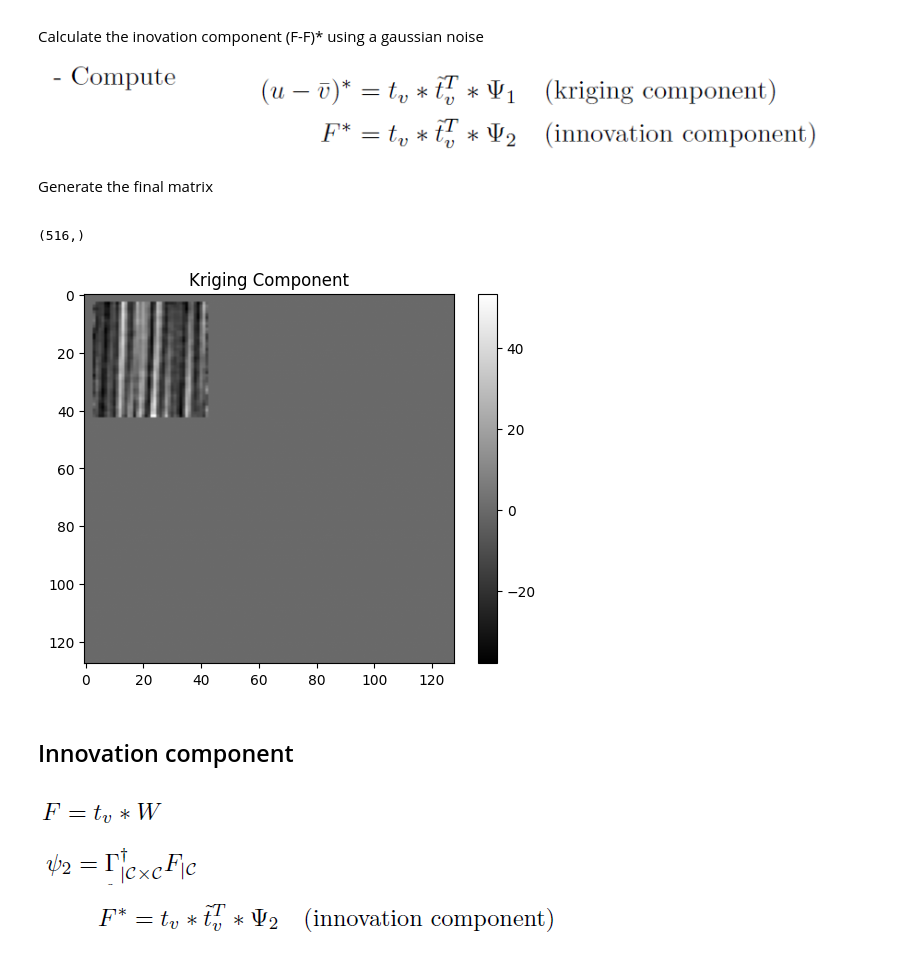
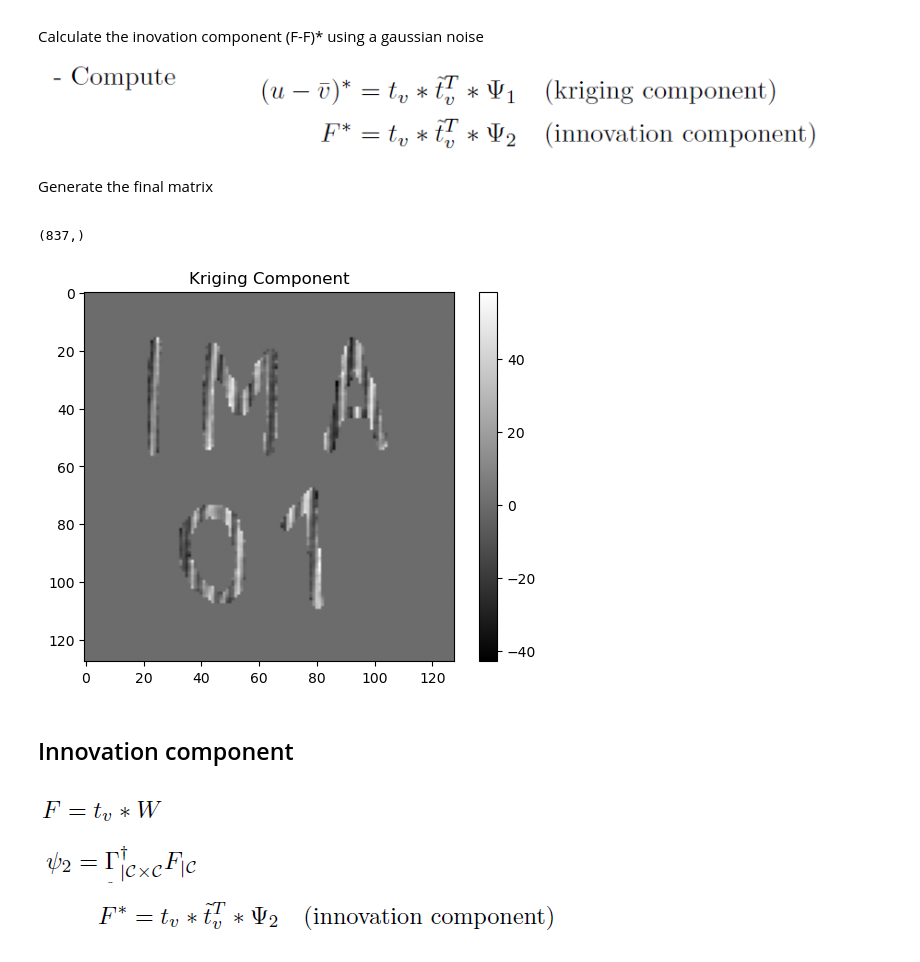
Before and after one commit to guilhermeRaibolt/gaussian-impainting, a Jupyter notebook: gaussian_sampling.ipynb, the cells around one changed output. Cells and saved outputs as stored; diff of their text form; code cells hidden in the pictures.

```diff
--- a/gaussian_sampling.ipynb
+++ b/gaussian_sampling.ipynb
@@ -91,5 +138,5 @@ plt.imshow(mask_cond, cmap="gray")
 # %%
-masked_img_gray = np.where(mask, 0, image_gray)
-plt.imshow(masked_img_gray, cmap="gray")
+masked_img_gray = np.where(mask, 255, image_gray)
+plt.imshow(masked_img_gray, cmap="gray", vmin=0, vmax=255)
 # %% [output]
 <matplotlib.image.AxesImage at 0x...>
@@ -219,7 +254,7 @@ Generate the final matrix
 
 # b = (u - v-)*
 
-cond_array = np.where(mask_cond,image_gray,0)
+cond_array = np.where(cond_mask,image_gray,0)
 
 # Making it a vector
 cond_array = cond_array.flatten()
@@ -232,47 +267,30 @@ kriging_w_1 = (np.linalg.pinv(A) @ b).real
 
 kriging_w_1.shape
 # %% [output]
-(516,)
+(837,)
 # %%
 pixels_m_coords = np.argwhere(mask)
-pixels_c_coords = np.argwhere(mask_cond)
+N_m = len(pixels_m_coords)
+Gamma_mc = np.zeros((N_m, N_c), dtype=np.float32)
 
-P = len(pixels_m_coords)
-N = len(pixels_c_coords)
-
-Gamma_mc = np.zeros((P, N), dtype=np.float32)
-
-cov_shifted = np.fft.fftshift(cov)
-height, width = cov.shape
-
-for i in range(P):
-    for j in range(N):
+for i in range(N_m):
+    for j in range(N_c):
         y_i, x_i = pixels_m_coords[i]
         y_j, x_j = pixels_c_coords[j]
+        delta_y = y_j - y_i
+        delta_x = x_j - x_i
+        Gamma_mc[i, j] = cov_shifted[padded_h // 2 + delta_y, padded_w // 2 + delta_x]
 
-
-        delta_y = y_i - y_j
-        delta_x = x_i - x_j
-
-        cov_value = cov_shifted[height // 2 + delta_y, width // 2 + delta_x]
-        Gamma_mc[i, j] = cov_value.real
-
-# (u - v)*_M = Γ_mc ⋅ ψ₁
-kriging_component_M = Gamma_mc @ kriging_w_1.real
-
-# Converting it back to a matrix
-kriging_component_matrix = np.zeros_like(image_gray, dtype=np.float32)
-
-for i in range(P):
-    y, x = pixels_m_coords[i]
-    kriging_component_matrix[y, x] = kriging_component_M[i]
+kriging_component_M = (Gamma_mc @ kriging_w_1).real
+kriging_component_matrix = np.zeros_like(image_gray)
+kriging_component_matrix[mask] = kriging_component_M
 
 plt.imshow(kriging_component_matrix, cmap='gray')
 plt.title("Kriging Component")
 plt.colorbar()
 plt.show()
 # %% [output]
-[figure, old version]
+[figure, new version]
 # %% [markdown]
 ## Innovation component
 
```
Also changed, not shown: parts of 19 cells of this notebook, 1 other file.
